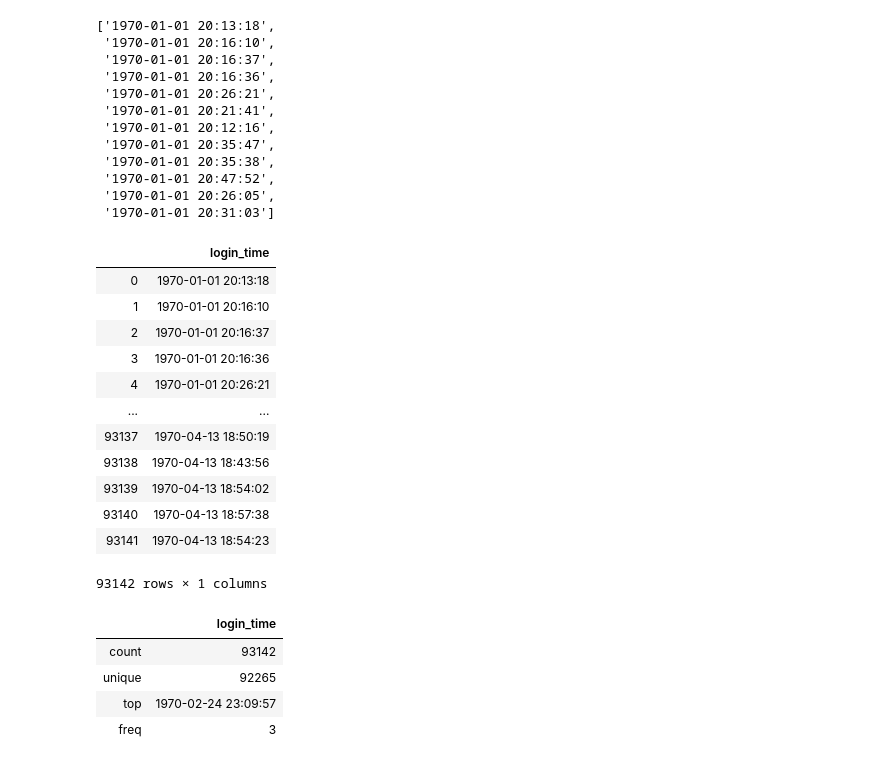
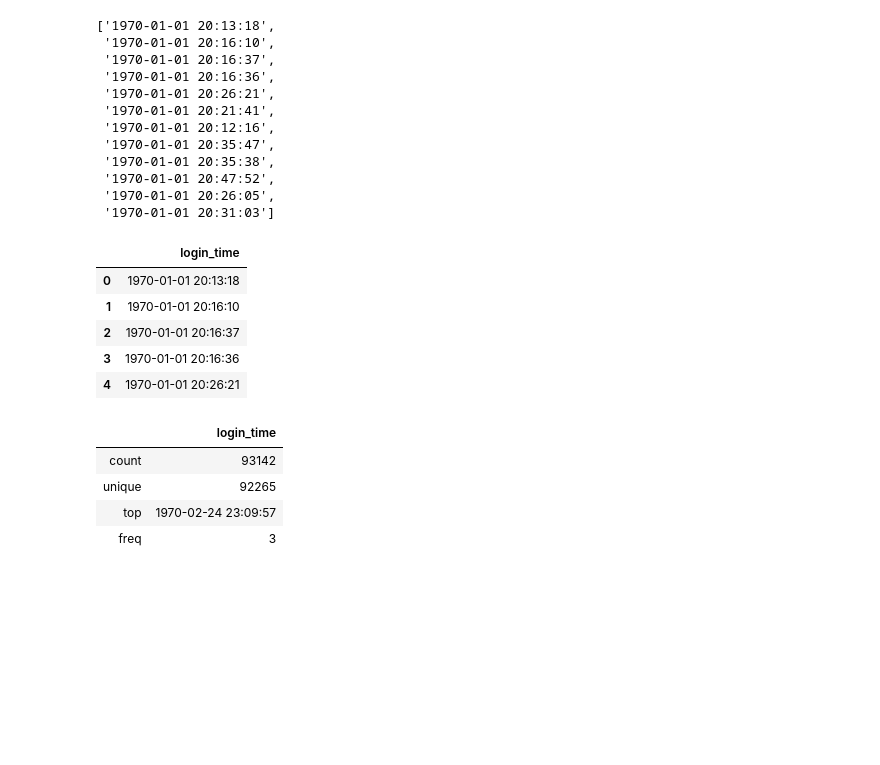
Before and after one commit to rosez/Springboard, a Jupyter notebook: MiniProjects/TakeHomeChallenge1/ultimatePart1LoginEDA.ipynb, the cells around one changed output. Saved outputs shown, nothing was run; the diff lists cells and outputs as text; code cells hidden in the pictures; blank space fills up the shorter version.

```diff
--- a/MiniProjects/TakeHomeChallenge1/ultimatePart1LoginEDA.ipynb
+++ b/MiniProjects/TakeHomeChallenge1/ultimatePart1LoginEDA.ipynb
@@ -55,21 +35,14 @@ logins_list[:12]
  '1970-01-01 20:31:03']
 # %%
 df = pd.DataFrame(logins)
-df
+df.head()
 # %% [output]
 |  | login_time |
 | 0 | 1970-01-01 20:13:18 |
 | 1 | 1970-01-01 20:16:10 |
 | 2 | 1970-01-01 20:16:37 |
 | 3 | 1970-01-01 20:16:36 |
 | 4 | 1970-01-01 20:26:21 |
-| ... | ... |
-| 93137 | 1970-04-13 18:50:19 |
-| 93138 | 1970-04-13 18:43:56 |
-| 93139 | 1970-04-13 18:54:02 |
-| 93140 | 1970-04-13 18:57:38 |
-| 93141 | 1970-04-13 18:54:23 |
-93142 rows × 1 columns
 # %%
 df.describe()
 # %% [output]
```
Also changed, not shown: parts of 20 cells of this notebook, 9 other files.
